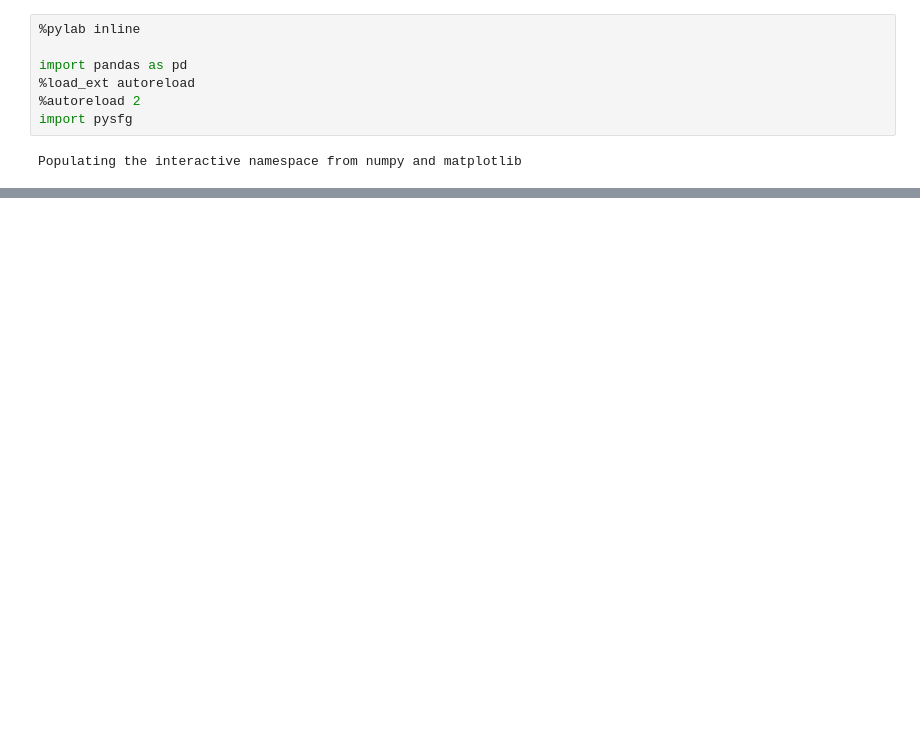
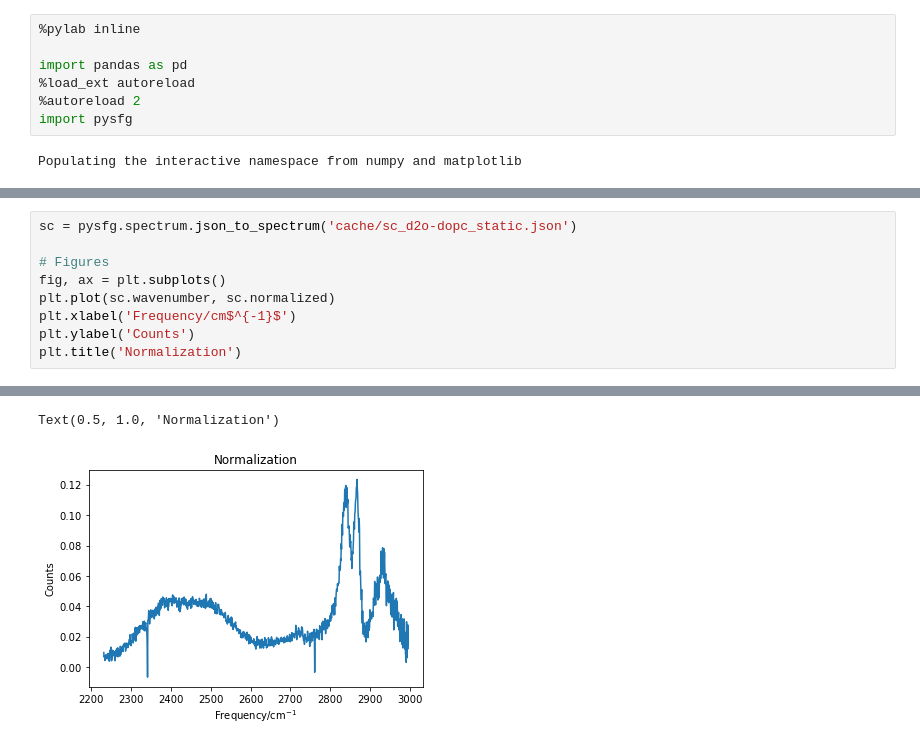
Before and after one commit to deisi/pysfg, a Jupyter notebook: templates/vivian.ipynb, the cells around one changed output, grey strips where cells are left out. Saved outputs shown, nothing was run; the diff lists cells and outputs as text; blank space fills up the shorter version.

```diff
--- a/templates/vivian.ipynb
+++ b/templates/vivian.ipynb
@@ -24,0 +112,10 @@ plt.close()
+# %%
+sc = pysfg.spectrum.json_to_spectrum('cache/sc_d2o-dopc_static.json')
+
+# Figures
+fig, ax = plt.subplots()
+plt.plot(sc.wavenumber, sc.normalized)
+plt.xlabel('Frequency/cm$^{-1}$')
+plt.ylabel('Counts')
+plt.title('Normalization')
+# %% [output]
@@ -24,0 +123,2 @@ plt.close()
+Text(0.5, 1.0, 'Normalization')
+[figure, added]
```
Also changed, not shown: parts of 14 cells of this notebook, 23 other files.
